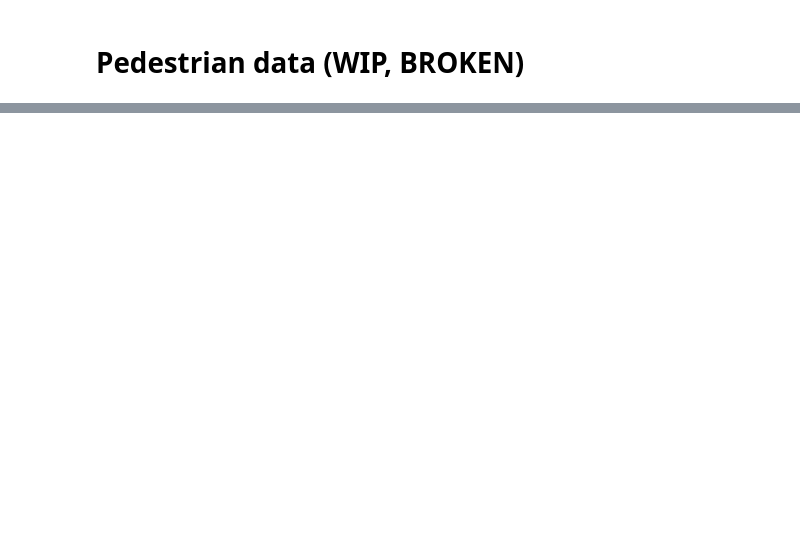
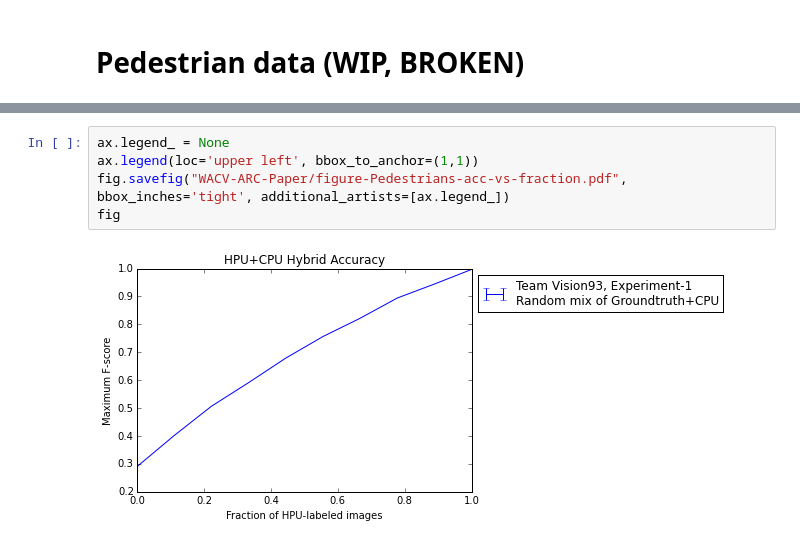
Before and after one commit to gcr/arc-evaluator, a Jupyter notebook: ARC bounding box evaluator.ipynb, the cells around one changed output, grey strips where cells are left out. Cells and saved outputs as stored; diff of their text form; blank space fills up the shorter version.

Commit message:
Continue paper

```diff
--- a/ARC bounding box evaluator.ipynb
+++ b/ARC bounding box evaluator.ipynb
@@ -68,4 +79,11 @@ Wall time: 51.9 s
 [figure]
+# %%
+ax.legend_ = None
+ax.legend(loc='upper left', bbox_to_anchor=(1,1))
+fig.savefig("WACV-ARC-Paper/figure-Pedestrians-acc-vs-fraction.pdf", bbox_inches='tight', additional_artists=[ax.legend_])
+fig
+# %% [output]
+[figure, added]
 # %%
 reload(evaluation)
 evaluation.make_accuracy_plot(
```
Also changed, not shown: parts of 6 cells of this notebook, 5 other files.
